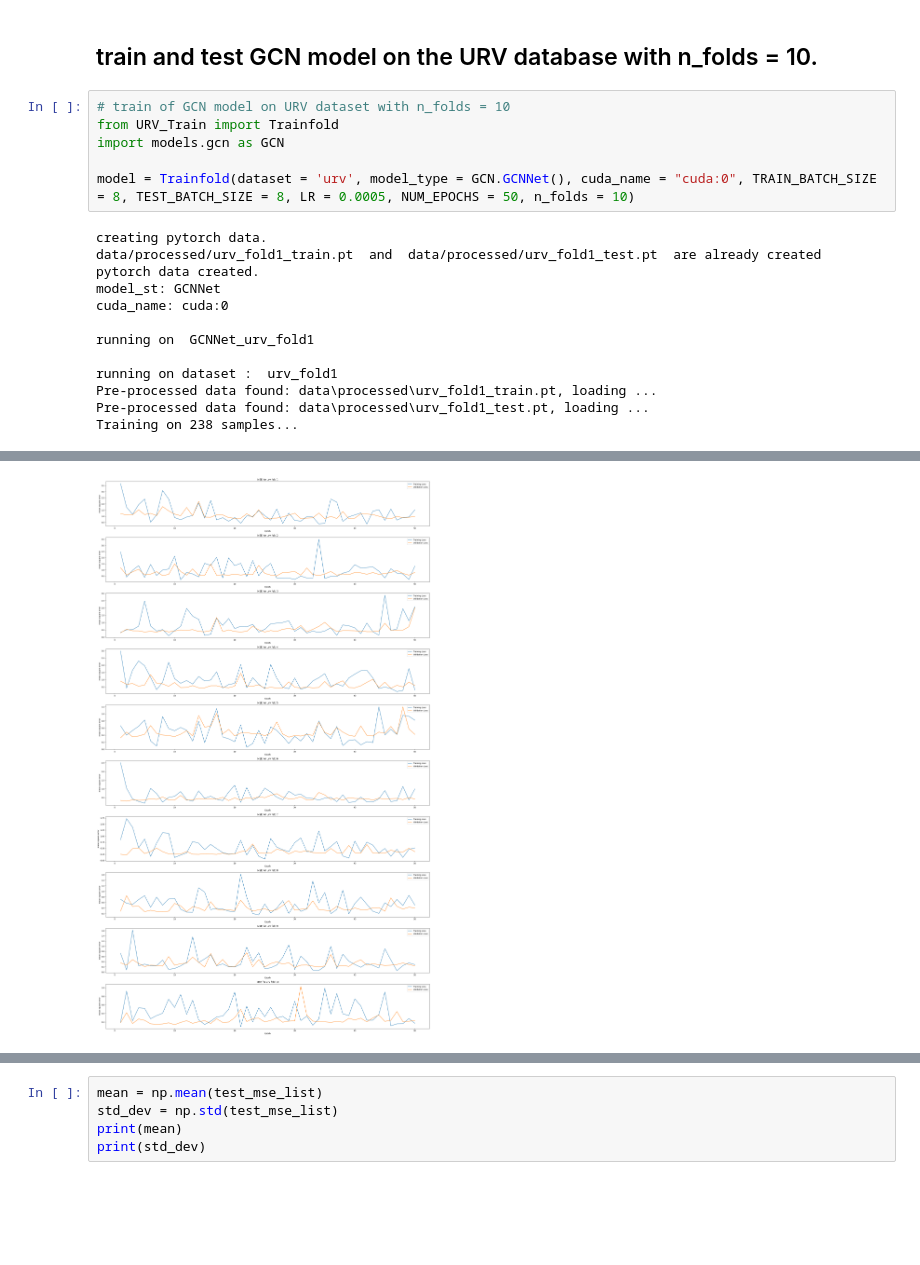
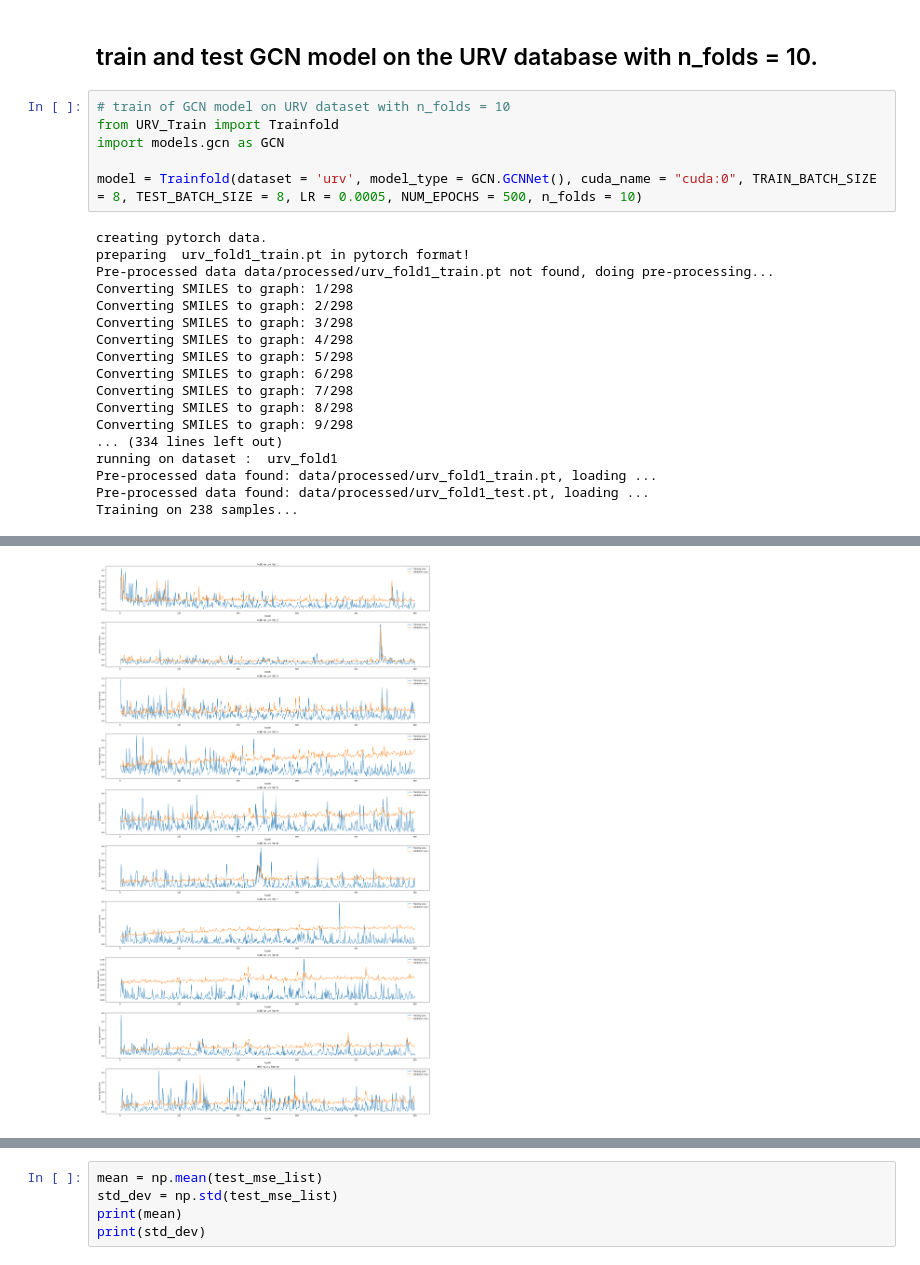
Before and after one commit to YoussefEzz/GraphDTA_forked, a Jupyter notebook: test_GCN_URV.ipynb, the cells around one changed output, grey strips where cells are left out. Cells and saved outputs as stored; diff of their text form; blank space fills up the shorter version.

```diff
--- a/test_GCN_URV.ipynb
+++ b/test_GCN_URV.ipynb
@@ -90,17 +90,22 @@ Make prediction for 332 samples...
 from URV_Train import Trainfold
 import models.gcn as GCN
 
-model = Trainfold(dataset = 'urv', model_type = GCN.GCNNet(), cuda_name = "cuda:0", TRAIN_BATCH_SIZE = 8, TEST_BATCH_SIZE = 8, LR = 0.0005, NUM_EPOCHS = 50, n_folds = 10)
+model = Trainfold(dataset = 'urv', model_type = GCN.GCNNet(), cuda_name = "cuda:0", TRAIN_BATCH_SIZE = 8, TEST_BATCH_SIZE = 8, LR = 0.0005, NUM_EPOCHS = 500, n_folds = 10)
 # %% [output]
 creating pytorch data.
-data/processed/urv_fold1_train.pt  and  data/processed/urv_fold1_test.pt  are already created
-pytorch data created.
-model_st: GCNNet
-cuda_name: cuda:0
-
-running on  GCNNet_urv_fold1
-
+preparing  urv_fold1_train.pt in pytorch format!
+Pre-processed data data/processed/urv_fold1_train.pt not found, doing pre-processing...
+Converting SMILES to graph: 1/298
+Converting SMILES to graph: 2/298
+Converting SMILES to graph: 3/298
+Converting SMILES to graph: 4/298
+Converting SMILES to graph: 5/298
+Converting SMILES to graph: 6/298
+Converting SMILES to graph: 7/298
+Converting SMILES to graph: 8/298
+Converting SMILES to graph: 9/298
+... (334 lines left out)
 running on dataset :  urv_fold1
-Pre-processed data found: data\processed\urv_fold1_train.pt, loading ...
-Pre-processed data found: data\processed\urv_fold1_test.pt, loading ...
+Pre-processed data found: data/processed/urv_fold1_train.pt, loading ...
+Pre-processed data found: data/processed/urv_fold1_test.pt, loading ...
 Training on 238 samples...
@@ -277,4 +282,4 @@ Make prediction for 60 samples...
-[figure, old version]
+[figure, new version]
 # %%
 # test of GCN model on URV dataset with n_folds = 10
 from URV_Test import Testfold
```
Also changed, not shown: parts of 2 cells of this notebook, 1 other file.
